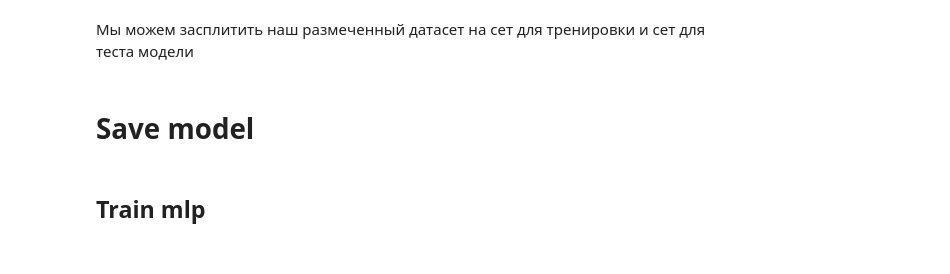
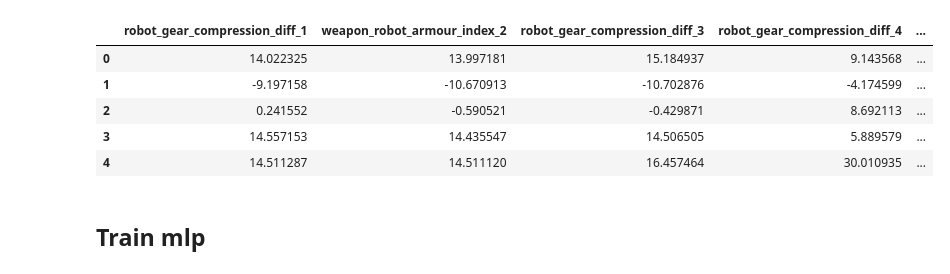
Before and after one commit to otzhora/vc_contest, a Jupyter notebook: main_notebook.ipynb, the cells around one changed output. Saved outputs shown, nothing was run; the diff lists cells and outputs as text; code cells hidden in the pictures.

```diff
--- a/main_notebook.ipynb
+++ b/main_notebook.ipynb
@@ -76,2 +28,0 @@ def simple_encode(df, encode_map=None):
-# %% [markdown]
-Мы можем засплитить наш размеченный датасет на сет для тренировки и сет для теста модели
@@ -94,2 +28,0 @@ def split_train_test(df, split=600, enc_type='simple'):
-# %% [markdown]
-# Save model
@@ -109,3 +29,13 @@ def save_model(model, acc, enc=''):
+# %%
+df = get_data()
+df.head()
+# %% [output]
+|  | robot_gear_compression_diff_1 | weapon_robot_armour_index_2 | robot_gear_compression_diff_3 | robot_gear_compression_diff_4 | ... |
+| 0 | 14.022325 | 13.997181 | 15.184937 | 9.143568 | ... |
+| 1 | -9.197158 | -10.670913 | -10.702876 | -4.174599 | ... |
+| 2 | 0.241552 | -0.590521 | -0.429871 | 8.692113 | ... |
+| 3 | 14.557153 | 14.435547 | 14.506505 | 5.889579 | ... |
+| 4 | 14.511287 | 14.511120 | 16.457464 | 30.010935 | ... |
 # %% [markdown]
 ## Train mlp
 # %% [markdown]
```
Also changed, not shown: parts of 31 cells of this notebook, 2 other files.
